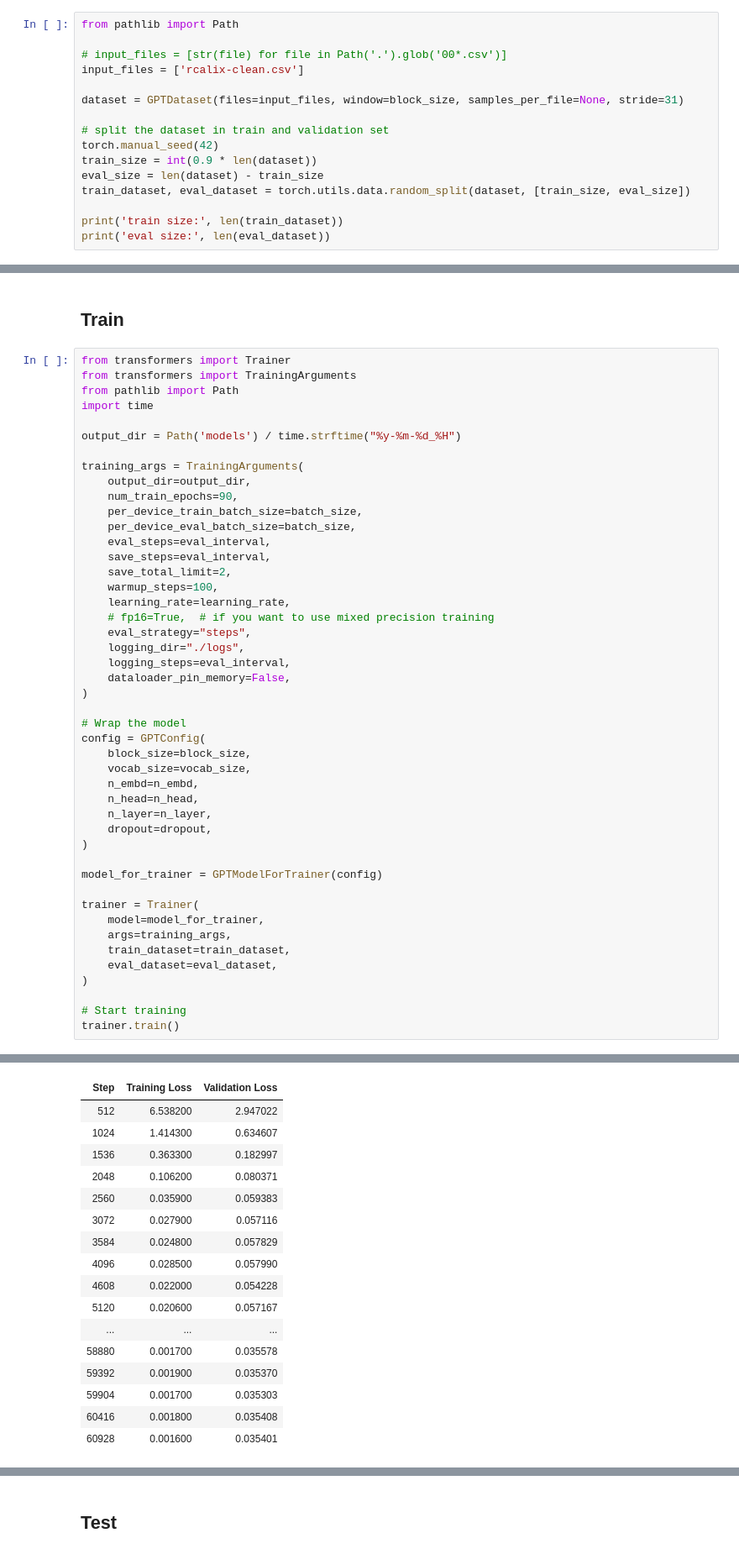
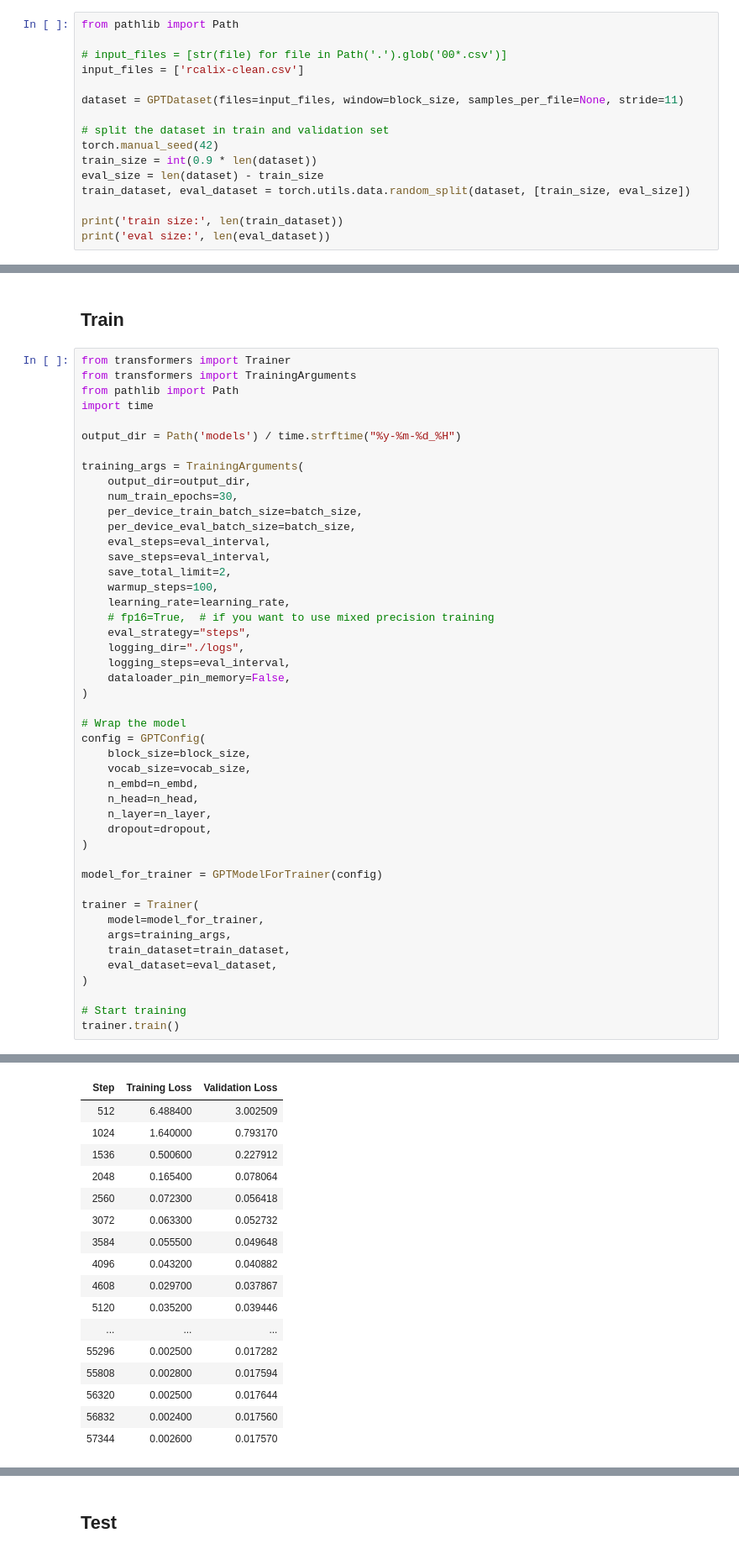
Before and after one commit to JoeyShapiro/GPT-Scratch-TimeSeries, a Jupyter notebook: gpt-timeseries.ipynb, the cells around one changed output, grey strips where cells are left out. Shown at 84% size. Saved outputs shown, nothing was run; the diff lists cells and outputs as text.

```diff
--- a/gpt-timeseries.ipynb
+++ b/gpt-timeseries.ipynb
@@ -391,7 +391,7 @@ from pathlib import Path
 # input_files = [str(file) for file in Path('.').glob('00*.csv')]
 input_files = ['rcalix-clean.csv']
 
-dataset = GPTDataset(files=input_files, window=block_size, samples_per_file=None, stride=31)
+dataset = GPTDataset(files=input_files, window=block_size, samples_per_file=None, stride=11)
 
 # split the dataset in train and validation set
 torch.manual_seed(42)
@@ -417,7 +417,7 @@ output_dir = Path('models') / time.strftime("%y-%m-%d_%H")
 
 training_args = TrainingArguments(
     output_dir=output_dir,
-    num_train_epochs=90,
+    num_train_epochs=30,
     per_device_train_batch_size=batch_size,
     per_device_eval_batch_size=batch_size,
     eval_steps=eval_interval,
@@ -458,17 +458,17 @@ trainer.train()
 | Step | Training Loss | Validation Loss |
-| 512 | 6.538200 | 2.947022 |
-| 1024 | 1.414300 | 0.634607 |
-| 1536 | 0.363300 | 0.182997 |
-| 2048 | 0.106200 | 0.080371 |
-| 2560 | 0.035900 | 0.059383 |
-| 3072 | 0.027900 | 0.057116 |
-| 3584 | 0.024800 | 0.057829 |
-| 4096 | 0.028500 | 0.057990 |
-| 4608 | 0.022000 | 0.054228 |
-| 5120 | 0.020600 | 0.057167 |
+| 512 | 6.488400 | 3.002509 |
+| 1024 | 1.640000 | 0.793170 |
+| 1536 | 0.500600 | 0.227912 |
+| 2048 | 0.165400 | 0.078064 |
+| 2560 | 0.072300 | 0.056418 |
+| 3072 | 0.063300 | 0.052732 |
+| 3584 | 0.055500 | 0.049648 |
+| 4096 | 0.043200 | 0.040882 |
+| 4608 | 0.029700 | 0.037867 |
+| 5120 | 0.035200 | 0.039446 |
 | ... | ... | ... |
-| 58880 | 0.001700 | 0.035578 |
-| 59392 | 0.001900 | 0.035370 |
-| 59904 | 0.001700 | 0.035303 |
-| 60416 | 0.001800 | 0.035408 |
-| 60928 | 0.001600 | 0.035401 |
+| 55296 | 0.002500 | 0.017282 |
+| 55808 | 0.002800 | 0.017594 |
+| 56320 | 0.002500 | 0.017644 |
+| 56832 | 0.002400 | 0.017560 |
+| 57344 | 0.002600 | 0.017570 |
```
Also changed, not shown: parts of 8 cells of this notebook, 1 other file.
